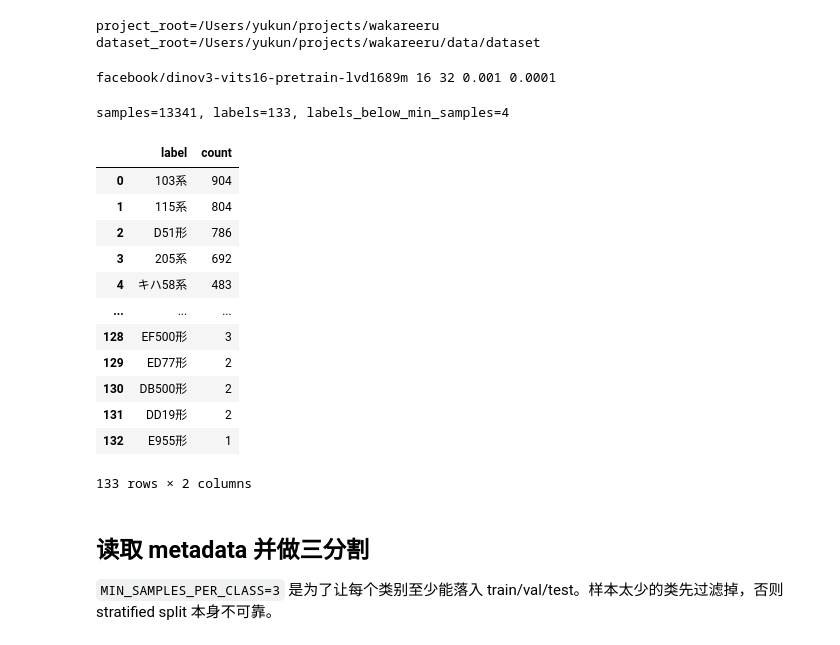
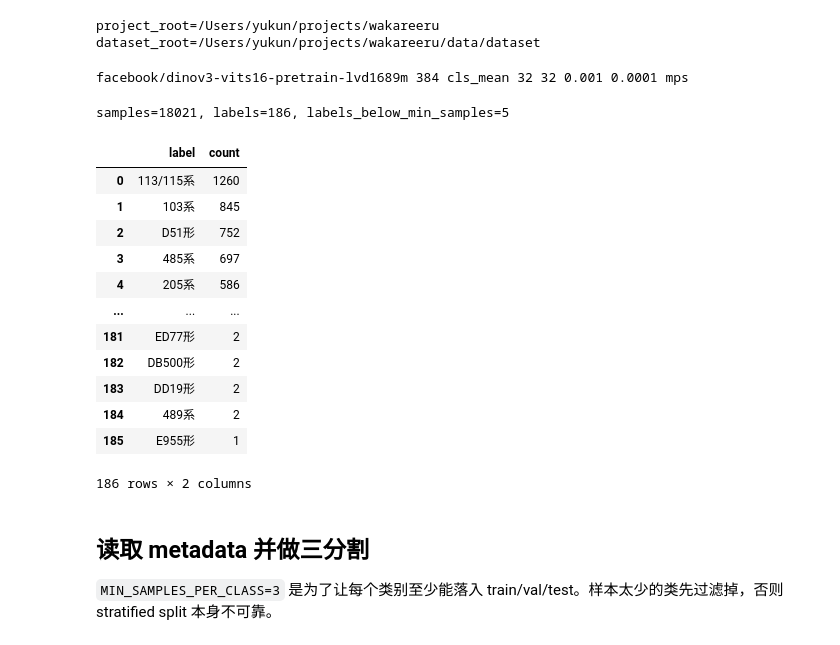
Before and after one commit to wakareeru-team/wakareeru, a Jupyter notebook: src/crawler/dinov3_crop_linear_probe.ipynb, the cells around one changed output. Drawn from its saved outputs; the diff is of its cells as text; code cells hidden in the pictures.

```diff
--- a/src/crawler/dinov3_crop_linear_probe.ipynb
+++ b/src/crawler/dinov3_crop_linear_probe.ipynb
@@ -59,13 +80,16 @@ dataset_root=/Users/yukun/projects/wakareeru/data/dataset
 # %%
 # 实验参数。先保持小而直接，便于快速判断数据可靠性。
 SEED = 42
-LABEL_COLUMN = "label"
+LABEL_COLUMN = config["trainer"]["label_id_column"]
+LABEL_NAME_COLUMN = "label"
 MIN_SAMPLES_PER_CLASS = 3
 VAL_RATIO = 0.15
 TEST_RATIO = 0.15
 
-FEATURE_BATCH_SIZE = int(config["noise_detection"].get("feature_extraction_batch_size", 16))
-HEAD_BATCH_SIZE = int(config["noise_detection"].get("linear_head_train_batch_size", 32))
+IMAGE_SIZE = validate_vit_image_size(384)
+FEATURE_POOLING = "cls_mean"
+FEATURE_BATCH_SIZE = int(config["trainer"]["batch_size"])
+HEAD_BATCH_SIZE = int(config["trainer"]["batch_size"])
 # Notebook 中自定义 Dataset 定义在 __main__，macOS/Python 3.12 的 spawn 多进程
 # 无法稳定 pickle；这里固定为 0，避免 DataLoader worker 导入失败。
 NUM_WORKERS = 0
@@ -74,50 +98,70 @@ MAX_EPOCHS = 100
 PATIENCE = 10
 MIN_DELTA = 1e-4
 
-LR = float(config["loss_noise_tracking"].get("learning_rate_high", 1e-3))
-WEIGHT_DECAY = float(config["loss_noise_tracking"].get("weight_decay", 1e-4))
-HF_MODEL_NAME = config["noise_detection"]["hf_model_name"]
+LR = float(config["trainer"]["phases"][0]["learning_rate"])
+WEIGHT_DECAY = float(config["trainer"]["phases"][0]["weight_decay"])
+HF_MODEL_NAME = config["trainer"]["backbone_model_name"]
+DEVICE = get_torch_device(config["trainer"]["device"])
+
+CONFIDENCE_FALLBACK_THRESHOLD = 0.55
+CONFIDENCE_ABSTAIN_THRESHOLD = 0.35
+CONFUSION_GROUPS = {
+    "jnr_suburban_standard": ["113系", "113/115系", "115系", "165系", "415系", "455系"],
+    "jnr_limited_express_standard": ["183系", "189系", "485系", "489系"],
+    "jnr_kiha_standard": ["キハ40系", "キハ40/41系", "キハ47/48系", "キハ58系"],
+}
 
 feature_cache_dir = utils.join_data_root(
-    config["noise_detection"].get("feature_cache_dir", "feature_cache"),
+    config["trainer"]["feature_cache_dir"],
     config=config,
 )
-feature_cache_path = feature_cache_dir / "dataset_crop_dinov3_features.pt"
+feature_cache_path = feature_cache_dir / f"dataset_crop_dinov3_{FEATURE_POOLING}_{IMAGE_SIZE}_features.pt"
 
 rng = np.random.default_rng(SEED)
 torch.manual_seed(SEED)
 np.random.seed(SEED)
 
-print(HF_MODEL_NAME, FEATURE_BATCH_SIZE, HEAD_BATCH_SIZE, LR, WEIGHT_DECAY)
+print(HF_MODEL_NAME, IMAGE_SIZE, FEATURE_POOLING, FEATURE_BATCH_SIZE, HEAD_BATCH_SIZE, LR, WEIGHT_DECAY, DEVICE)
 # %% [output]
-facebook/dinov3-vits16-pretrain-lvd1689m 16 32 0.001 0.0001
+facebook/dinov3-vits16-pretrain-lvd1689m 384 cls_mean 32 32 0.001 0.0001 mps
 # %%
 # 先看当前 dataset 的 label 分布，确认类别数量和长尾情况。
 metadata_preview = pd.read_csv(metadata_path)
-metadata_preview[LABEL_COLUMN] = metadata_preview[LABEL_COLUMN].astype(str)
+labels_preview = pd.read_csv(labels_path)
+metadata_preview[LABEL_COLUMN] = metadata_preview[LABEL_COLUMN].astype(int)
+metadata_preview = metadata_preview.merge(
+    labels_preview[["label_id", "label"]],
+    left_on=LABEL_COLUMN,
+    right_on="label_id",
+    how="left",
+    suffixes=("", "_from_labels"),
+)
+metadata_preview[LABEL_NAME_COLUMN] = metadata_preview[LABEL_NAME_COLUMN].fillna(
+    metadata_preview["label_from_labels"]
+).astype(str)
 
-label_counts = metadata_preview[LABEL_COLUMN].value_counts().rename_axis(LABEL_COLUMN).reset_index(name="count")
+label_counts = metadata_preview[LABEL_NAME_COLUMN].value_counts().rename_axis(LABEL_NAME_COLUMN).reset_index(name="count")
 num_labels = len(label_counts)
 num_samples = len(metadata_preview)
 num_too_small = int((label_counts["count"] < MIN_SAMPLES_PER_CLASS).sum())
 
 print(f"samples={num_samples}, labels={num_labels}, labels_below_min_samples={num_too_small}")
 display(label_counts)
 # %% [output]
-samples=13341, labels=133, labels_below_min_samples=4
+samples=18021, labels=186, labels_below_min_samples=5
 |  | label | count |
-| 0 | 103系 | 904 |
-| 1 | 115系 | 804 |
-| 2 | D51形 | 786 |
-| 3 | 205系 | 692 |
-| 4 | キハ58系 | 483 |
+| 0 | 113/115系 | 1260 |
+| 1 | 103系 | 845 |
+| 2 | D51形 | 752 |
+| 3 | 485系 | 697 |
+| 4 | 205系 | 586 |
 | ... | ... | ... |
-| 128 | EF500形 | 3 |
-| 129 | ED77形 | 2 |
-| 130 | DB500形 | 2 |
-| 131 | DD19形 | 2 |
-| 132 | E955形 | 1 |
+| 181 | ED77形 | 2 |
+| 182 | DB500形 | 2 |
+| 183 | DD19形 | 2 |
+| 184 | 489系 | 2 |
+| 185 | E955形 | 1 |
-133 rows × 2 columns
+186 rows × 2 columns
 # %% [markdown]
 ## 读取 metadata 并做三分割
 
```
Also changed, not shown: parts of 10 cells of this notebook, 1 other file.
